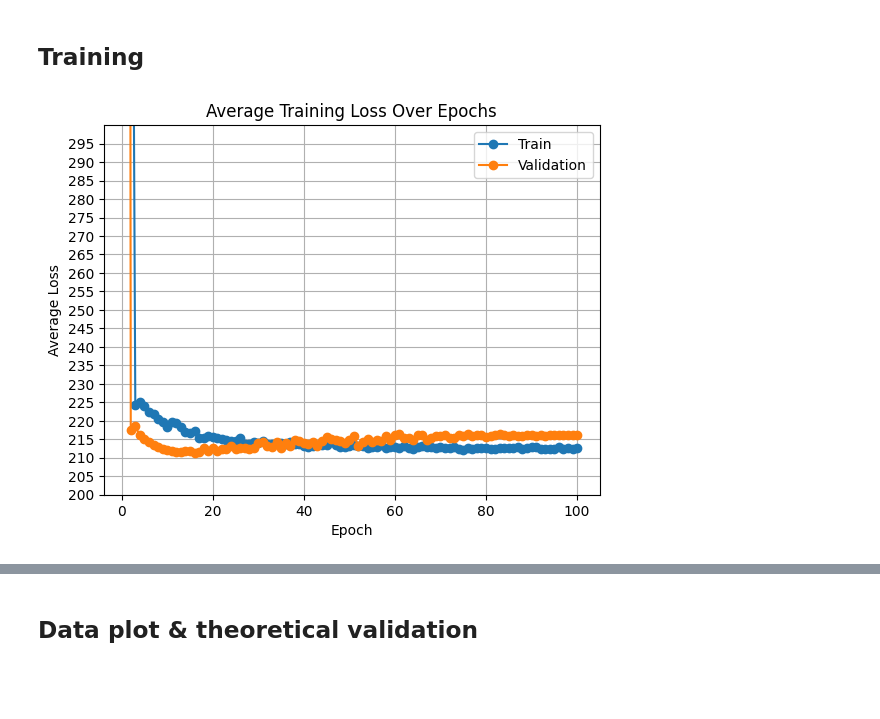
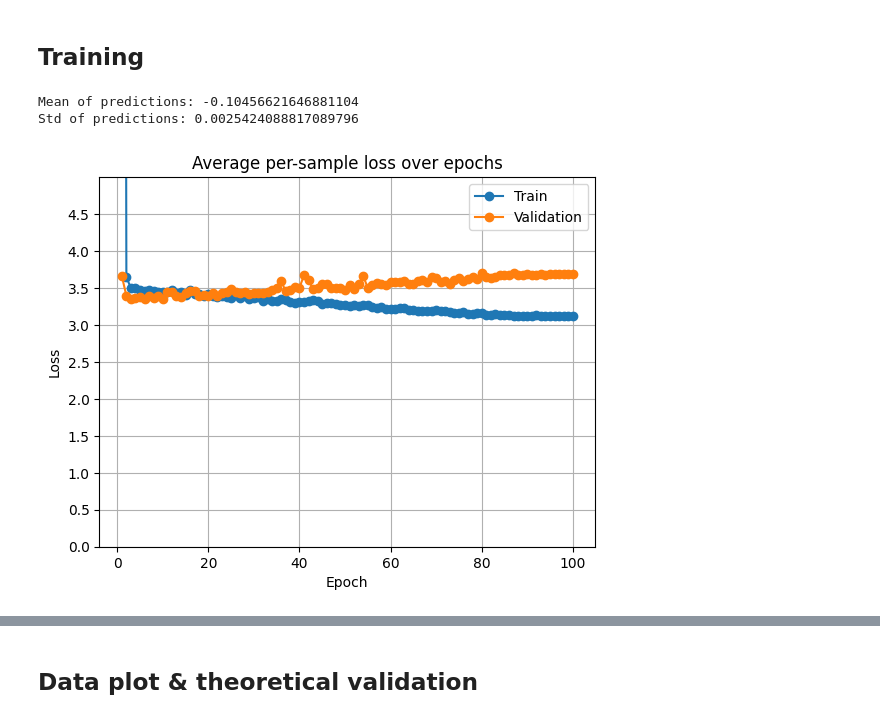
Before and after one commit to Riezmann75/survival-analysis, a Jupyter notebook: metabric_eda.ipynb, the cells around one changed output, grey strips where cells are left out. Saved outputs shown, nothing was run; the diff lists cells and outputs as text; code cells hidden in the pictures; blank space fills up the shorter version.

```diff
--- a/metabric_eda.ipynb
+++ b/metabric_eda.ipynb
@@ -837,7 +849,7 @@ def train_loop(dataloader, model, loss_fn, optimizer, required_grad=True):
 
         preds = model(current_feat)
         loss = loss_fn(preds, current_label[:, 0], current_label[:, 1])
-        losses.append(loss.item())
+        losses.append(loss.item() * len(current_feat))
         if torch.isinf(loss):
             raise StopTrainingError("Loss is Inf!")
         if torch.isnan(loss):
@@ -863,7 +875,7 @@ def train_model_with_config(model: nn.Module, optimizer, num_epoch, scheduler):
         model.train()
 
         epoch_loss = train_loop(train_loader, model, loss_fn, optimizer)
-        avg_losses.append(epoch_loss)
+        avg_losses.append(epoch_loss * len(train_loader) / len(train_dataset))
         scheduler.step()
 
         # evaluate validation loss
@@ -876,14 +888,14 @@ def train_model_with_config(model: nn.Module, optimizer, num_epoch, scheduler):
                 optimizer,
                 required_grad=False,
             )
-            val_losses.append(val_loss)
+            val_losses.append(
+                val_loss * len(validation_loader) / len(validation_dataset)
+            )
 
     # cindex on test set
     model.eval()
     test_batch_size = len(test_dataset)
-    test_loader = DataLoader(
-        test_dataset, batch_size=test_batch_size, shuffle=False
-    )
+    test_loader = DataLoader(test_dataset, batch_size=test_batch_size, shuffle=False)
     with torch.no_grad():
         for feature, label in test_loader:
             X = feature.to(torch.float32)
@@ -892,7 +904,23 @@ def train_model_with_config(model: nn.Module, optimizer, num_epoch, scheduler):
             preds = model(X)
             c_index_value = c_index(preds, y[:, 0], y[:, 1])
 
-    return avg_losses, val_losses, c_index_value
+    # c-index on the training set
+    model.eval()
+    train_batch_size = len(train_dataset)
+    test_train_loader = DataLoader(
+        train_dataset, batch_size=train_batch_size, shuffle=False
+    )
+    with torch.no_grad():
+        for feature, label in test_train_loader:
+            X = feature.to(torch.float32).to(device)
+            current_label = label.to(torch.float32).to(device)
+
+            preds = model(X)
+            train_c_index_value = c_index(
+                preds, current_label[:, 0], current_label[:, 1]
+            )
+
+    return avg_losses, val_losses, c_index_value, train_c_index_value
 # %% [markdown]
 # Grid Search
 # %%
@@ -967,11 +1025,11 @@ with open(log_path, "r") as f:
 # %% [markdown]
 ## Training
 # %%
-learning_rate = 0.001
+learning_rate = 0.008
 batch_size = 64
 epochs = 100
 model = NeuralNetwork(bias=True).to(device)
 loss_fn = NLL().to(device)
-optimizer = torch.optim.Adam(model.parameters(), lr=learning_rate, weight_decay=1e-6)
+optimizer = torch.optim.Adam(model.parameters(), lr=learning_rate)
 scheduler = torch.optim.lr_scheduler.CosineAnnealingLR(optimizer, T_max=epochs)
 # %%
@@ -979,6 +1037,28 @@ train_loader = DataLoader(train_dataset, batch_size=batch_size, shuffle=True)
 validation_loader = DataLoader(validation_dataset, batch_size=batch_size)
 test_loader = DataLoader(test_dataset, batch_size=batch_size, shuffle=True)
+# %%
+# analyze the distribution of the predictions
+model.eval()
+all_preds = []
+all_labels = []
+with torch.no_grad():
+    for feature, label in test_loader:
+        X = feature.to(torch.float32).to(device)
+        current_label = label.to(torch.float32).to(device)
+
+        preds = model(X)
+        all_preds.append(preds.cpu().numpy())
+        all_labels.append(current_label.cpu().numpy())
+all_preds = np.concatenate(all_preds)
+all_labels = np.concatenate(all_labels)
+# mean and std of the predictions
+print(f"Mean of predictions: {np.mean(all_preds)}")
+print(f"Std of predictions: {np.std(all_preds)}")
+# %% [output]
+Mean of predictions: -0.10456621646881104
+Std of predictions: 0.0025424088817089796
 # %%
+model.train()
 c_indices = []
 average_losses = []
 val_losses = []
@@ -990,16 +1070,16 @@ avg_losses, val_losses, c_index_value = train_model_with_config(
 # %%
 plt.plot(range(1, epochs + 1), avg_losses, marker="o")
 plt.plot(range(1, epochs + 1), val_losses, marker="o")
-plt.title("Average Training Loss Over Epochs")
+plt.title("Average per-sample loss over epochs")
 plt.xlabel("Epoch")
-plt.ylim(200, 300)
-plt.yticks(range(200, 300, 5))
-plt.ylabel("Average Loss")
+plt.ylim(0, 5)
+plt.yticks(np.arange(0, 5, 0.5))
+plt.ylabel("Loss")
 plt.grid()
 plt.legend(["Train", "Validation"])
 plt.show()
 # %% [output]
-[figure, old version]
+[figure, new version]
 # %%
 # cindex on test set
 model.eval()
```
Also changed, not shown: parts of 38 cells of this notebook, 2 other files.
